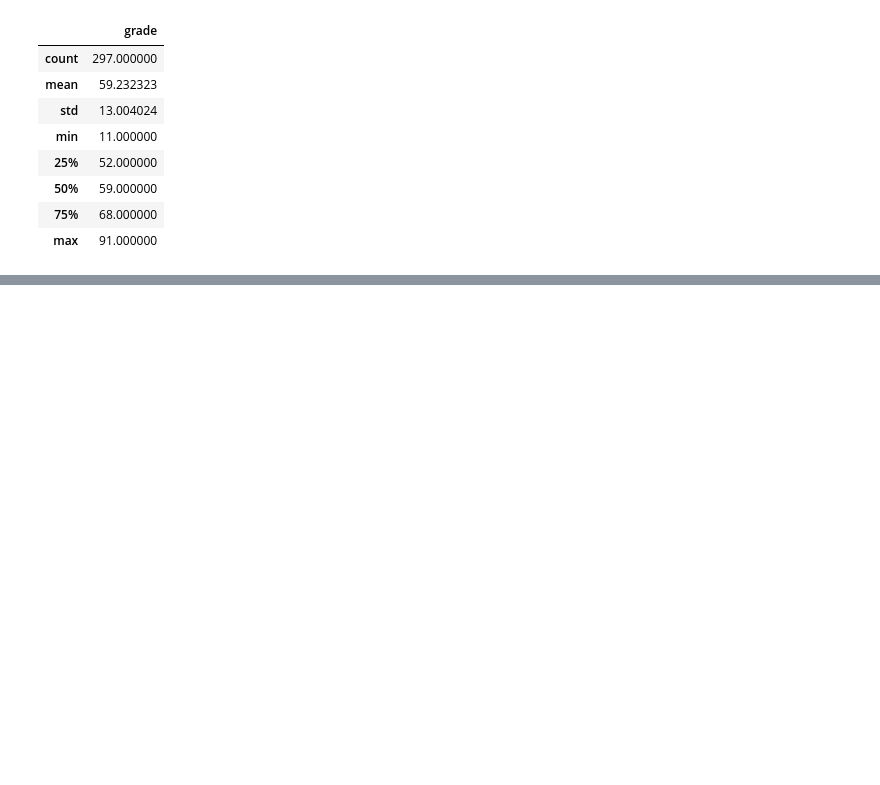
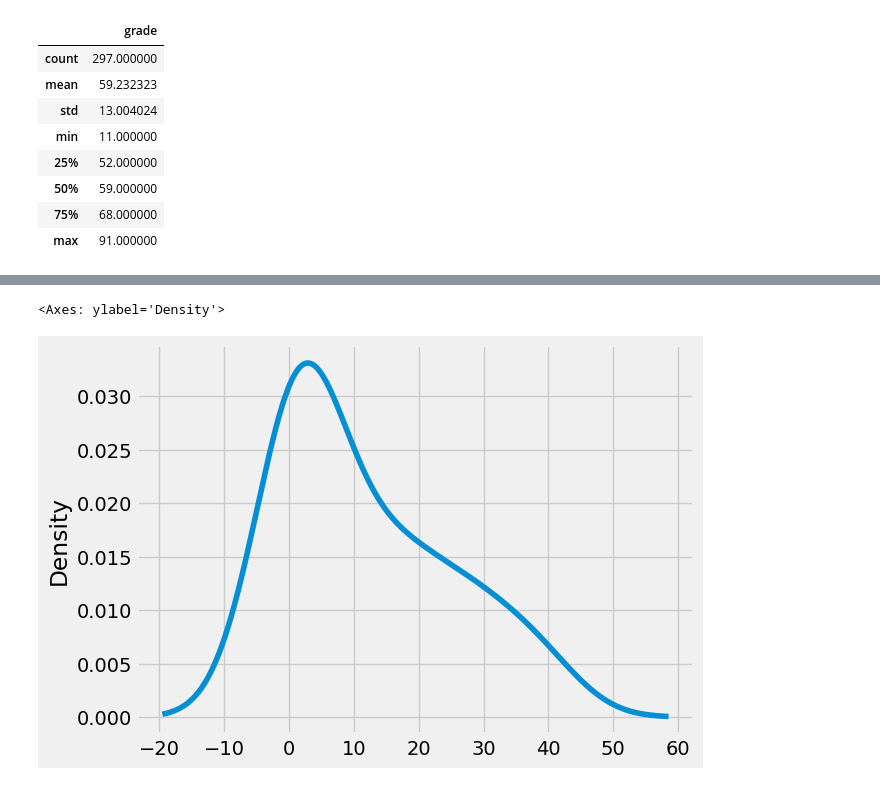
Before and after one commit to LouisObinabo/student-grades-report, a Jupyter notebook: Fundamentals of Data Science-Assignment.ipynb, the cells around one changed output, grey strips where cells are left out. Saved outputs shown, nothing was run; the diff lists cells and outputs as text; code cells hidden in the pictures; blank space fills up the shorter version.

```diff
--- a/Fundamentals of Data Science-Assignment.ipynb
+++ b/Fundamentals of Data Science-Assignment.ipynb
@@ -115,0 +147,5 @@ df_2024.describe()
+# %%
+df_2020['frequency'].plot.kde()
+# %% [output]
+<Axes: ylabel='Density'>
+[figure, added]
```
Also changed, not shown: parts of 11 cells of this notebook, 1 other file.
